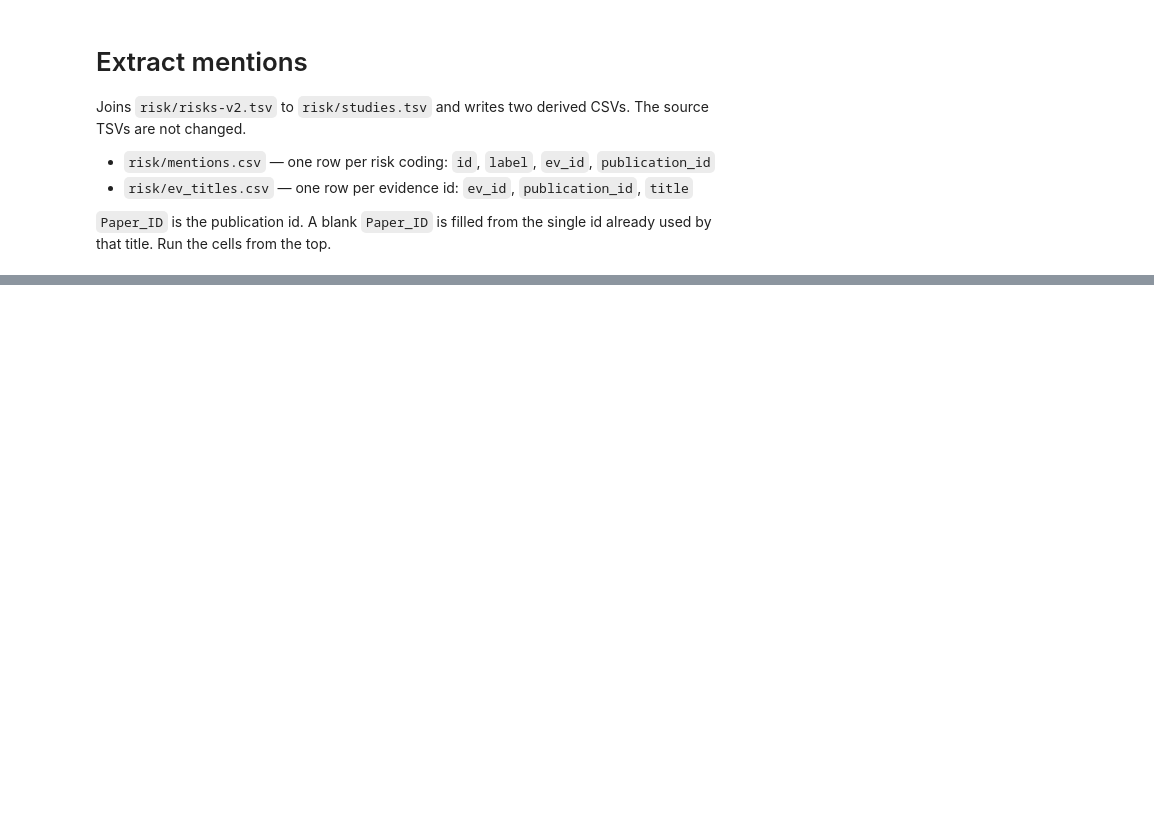
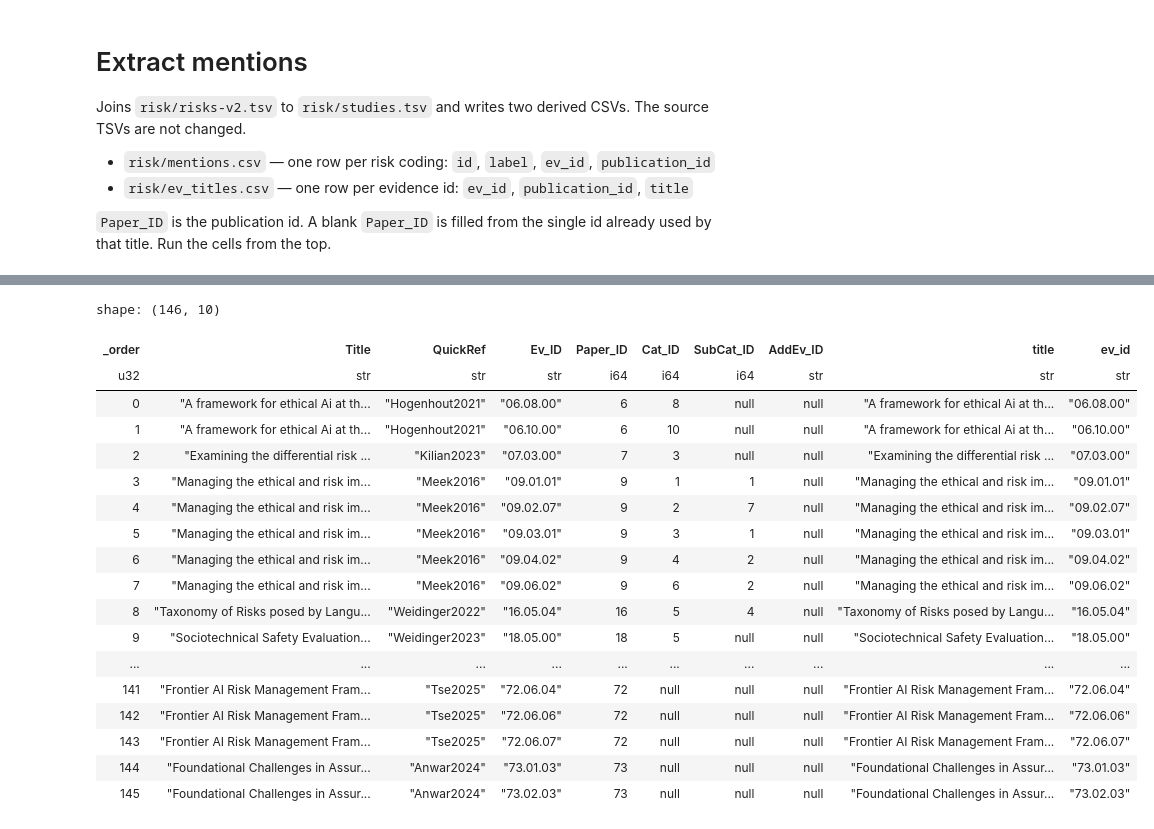
Before and after one commit to mykhailo-zhar/autonomous-ai-risks-graph, a Jupyter notebook: extract.ipynb, the cells around one changed output, grey strips where cells are left out. Saved outputs shown, nothing was run; the diff lists cells and outputs as text; code cells hidden in the pictures; blank space fills up the shorter version.

```diff
--- a/extract.ipynb
+++ b/extract.ipynb
@@ -59,3 +63,25 @@ print(f"{studies.height} study rows")
+# %%
+studies
+# %% [output]
+shape: (146, 10)
+| _order | Title | QuickRef | Ev_ID | Paper_ID | Cat_ID | SubCat_ID | AddEv_ID | title | ev_id |
+| u32 | str | str | str | i64 | i64 | i64 | str | str | str |
+| 0 | "A framework for ethical Ai at th... | "Hogenhout2021" | "06.08.00" | 6 | 8 | null | null | "A framework for ethical Ai at th... | "06.08.00" |
+| 1 | "A framework for ethical Ai at th... | "Hogenhout2021" | "06.10.00" | 6 | 10 | null | null | "A framework for ethical Ai at th... | "06.10.00" |
+| 2 | "Examining the differential risk ... | "Kilian2023" | "07.03.00" | 7 | 3 | null | null | "Examining the differential risk ... | "07.03.00" |
+| 3 | "Managing the ethical and risk im... | "Meek2016" | "09.01.01" | 9 | 1 | 1 | null | "Managing the ethical and risk im... | "09.01.01" |
+| 4 | "Managing the ethical and risk im... | "Meek2016" | "09.02.07" | 9 | 2 | 7 | null | "Managing the ethical and risk im... | "09.02.07" |
+| 5 | "Managing the ethical and risk im... | "Meek2016" | "09.03.01" | 9 | 3 | 1 | null | "Managing the ethical and risk im... | "09.03.01" |
+| 6 | "Managing the ethical and risk im... | "Meek2016" | "09.04.02" | 9 | 4 | 2 | null | "Managing the ethical and risk im... | "09.04.02" |
+| 7 | "Managing the ethical and risk im... | "Meek2016" | "09.06.02" | 9 | 6 | 2 | null | "Managing the ethical and risk im... | "09.06.02" |
+| 8 | "Taxonomy of Risks posed by Langu... | "Weidinger2022" | "16.05.04" | 16 | 5 | 4 | null | "Taxonomy of Risks posed by Langu... | "16.05.04" |
+| 9 | "Sociotechnical Safety Evaluation... | "Weidinger2023" | "18.05.00" | 18 | 5 | null | null | "Sociotechnical Safety Evaluation... | "18.05.00" |
+| ... | ... | ... | ... | ... | ... | ... | ... | ... | ... |
+| 141 | "Frontier AI Risk Management Fram... | "Tse2025" | "72.06.04" | 72 | null | null | null | "Frontier AI Risk Management Fram... | "72.06.04" |
+| 142 | "Frontier AI Risk Management Fram... | "Tse2025" | "72.06.06" | 72 | null | null | null | "Frontier AI Risk Management Fram... | "72.06.06" |
+| 143 | "Frontier AI Risk Management Fram... | "Tse2025" | "72.06.07" | 72 | null | null | null | "Frontier AI Risk Management Fram... | "72.06.07" |
+| 144 | "Foundational Challenges in Assur... | "Anwar2024" | "73.01.03" | 73 | null | null | null | "Foundational Challenges in Assur... | "73.01.03" |
+| 145 | "Foundational Challenges in Assur... | "Anwar2024" | "73.02.03" | 73 | null | null | null | "Foundational Challenges in Assur... | "73.02.03" |
 # %%
 paper_for_title = (
     studies.filter(pl.col("Paper_ID").is_not_null())
```
Also changed, not shown: parts of 5 cells of this notebook, 1 other file.
